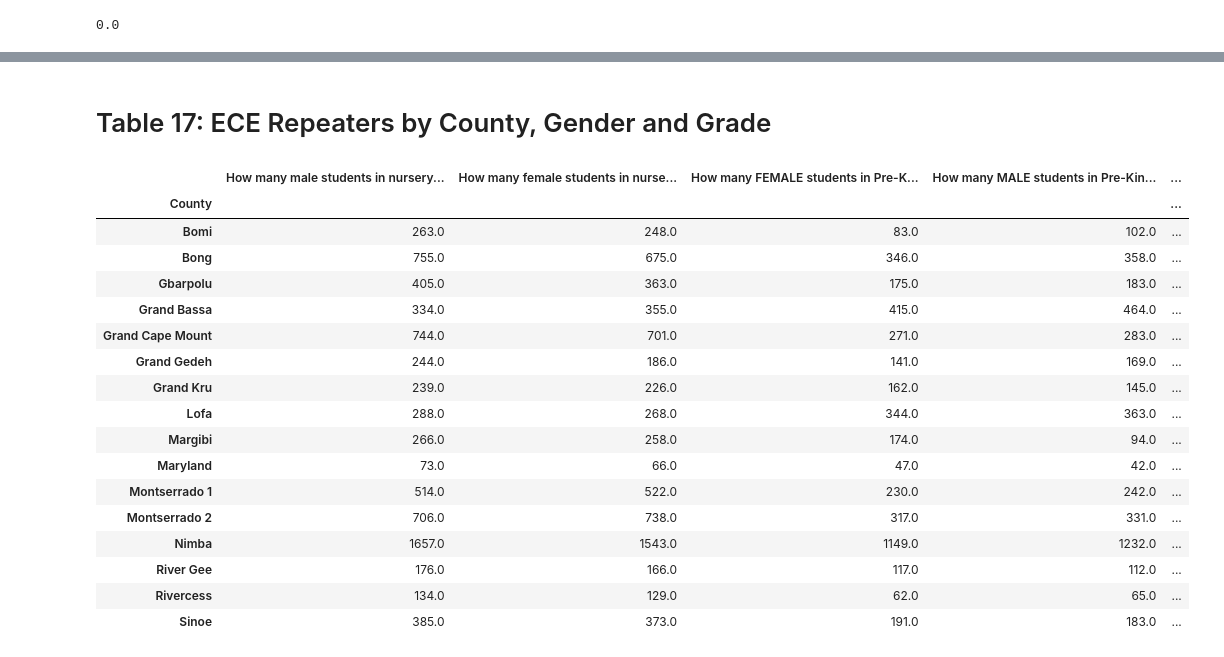
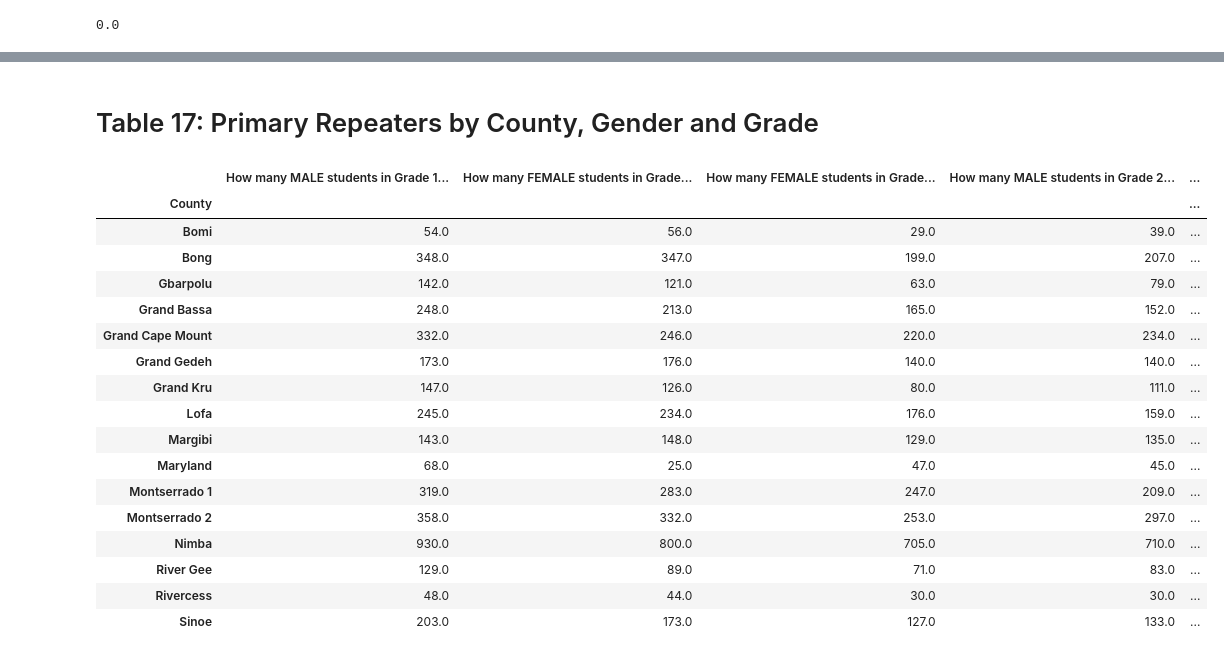
Before and after one commit to kessellyalton/MoE-data, a Jupyter notebook: emis_kpri.ipynb, the cells around one changed output, grey strips where cells are left out. Cells and saved outputs as stored; diff of their text form; code cells hidden in the pictures.

```diff
--- a/emis_kpri.ipynb
+++ b/emis_kpri.ipynb
@@ -3557,24 +3474,24 @@ kece_r.iloc[:,4:]
 # %% [markdown]
-# Table 17: ECE Repeaters by County, Gender and Grade
+# Table 17: Primary Repeaters by County, Gender and Grade
 # %%
-kece_rc = pd.concat([kcensus.iloc[:,[2,39]],kcensus.iloc[:,65:71]], axis=1).groupby('County').sum()
+kece_rc = pd.concat([kcensus.iloc[:,[2,39]],kcensus.iloc[:,153:165]], axis=1).groupby('County').sum()
 kece_rc
 # %% [output]
-|  | How many male students in nursery... | How many female students in nurse... | How many FEMALE students in Pre-K... | How many MALE students in Pre-Kin... | ... |
+|  | How many MALE students in Grade 1... | How many FEMALE students in Grade... | How many FEMALE students in Grade... | How many MALE students in Grade 2... | ... |
 | County |  |  |  |  | ... |
-| Bomi | 263.0 | 248.0 | 83.0 | 102.0 | ... |
-| Bong | 755.0 | 675.0 | 346.0 | 358.0 | ... |
-| Gbarpolu | 405.0 | 363.0 | 175.0 | 183.0 | ... |
-| Grand Bassa | 334.0 | 355.0 | 415.0 | 464.0 | ... |
-| Grand Cape Mount | 744.0 | 701.0 | 271.0 | 283.0 | ... |
-| Grand Gedeh | 244.0 | 186.0 | 141.0 | 169.0 | ... |
-| Grand Kru | 239.0 | 226.0 | 162.0 | 145.0 | ... |
-| Lofa | 288.0 | 268.0 | 344.0 | 363.0 | ... |
-| Margibi | 266.0 | 258.0 | 174.0 | 94.0 | ... |
-| Maryland | 73.0 | 66.0 | 47.0 | 42.0 | ... |
-| Montserrado 1 | 514.0 | 522.0 | 230.0 | 242.0 | ... |
-| Montserrado 2 | 706.0 | 738.0 | 317.0 | 331.0 | ... |
-| Nimba | 1657.0 | 1543.0 | 1149.0 | 1232.0 | ... |
-| River Gee | 176.0 | 166.0 | 117.0 | 112.0 | ... |
-| Rivercess | 134.0 | 129.0 | 62.0 | 65.0 | ... |
-| Sinoe | 385.0 | 373.0 | 191.0 | 183.0 | ... |
+| Bomi | 54.0 | 56.0 | 29.0 | 39.0 | ... |
+| Bong | 348.0 | 347.0 | 199.0 | 207.0 | ... |
+| Gbarpolu | 142.0 | 121.0 | 63.0 | 79.0 | ... |
+| Grand Bassa | 248.0 | 213.0 | 165.0 | 152.0 | ... |
+| Grand Cape Mount | 332.0 | 246.0 | 220.0 | 234.0 | ... |
+| Grand Gedeh | 173.0 | 176.0 | 140.0 | 140.0 | ... |
+| Grand Kru | 147.0 | 126.0 | 80.0 | 111.0 | ... |
+| Lofa | 245.0 | 234.0 | 176.0 | 159.0 | ... |
+| Margibi | 143.0 | 148.0 | 129.0 | 135.0 | ... |
+| Maryland | 68.0 | 25.0 | 47.0 | 45.0 | ... |
+| Montserrado 1 | 319.0 | 283.0 | 247.0 | 209.0 | ... |
+| Montserrado 2 | 358.0 | 332.0 | 253.0 | 297.0 | ... |
+| Nimba | 930.0 | 800.0 | 705.0 | 710.0 | ... |
+| River Gee | 129.0 | 89.0 | 71.0 | 83.0 | ... |
+| Rivercess | 48.0 | 44.0 | 30.0 | 30.0 | ... |
+| Sinoe | 203.0 | 173.0 | 127.0 | 133.0 | ... |
```
Also changed, not shown: parts of 182 cells of this notebook.
